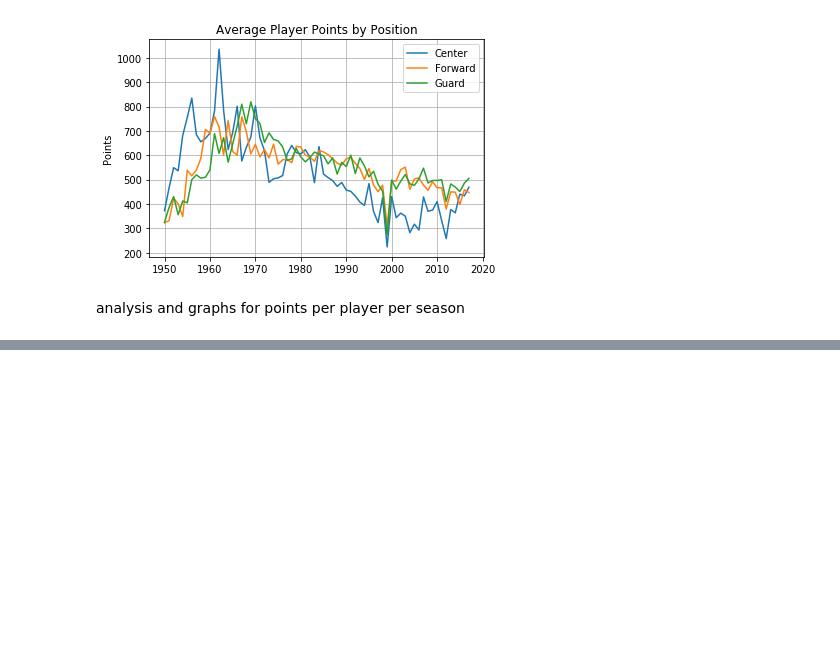
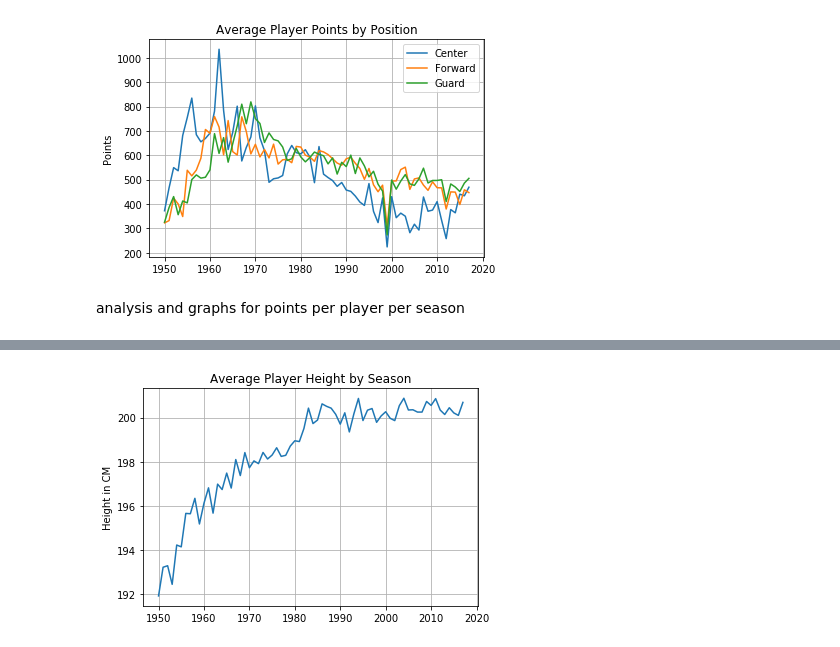
Before and after one commit to ErinMandell/Web-Design-Challenge, a Jupyter notebook: NBA_Seasons_Stats.ipynb, the cells around one changed output, grey strips where cells are left out. Cells and saved outputs as stored; diff of their text form; code cells hidden in the pictures; blank space fills up the shorter version.

Commit message:
updated visualizations

```diff
--- a/NBA_Seasons_Stats.ipynb
+++ b/NBA_Seasons_Stats.ipynb
@@ -280,0 +293,13 @@ import seaborn as sns
+# %%
+x_axis = year_v
+height, = plt.plot(x_axis, height_v, label = "Average Height")
+
+plt.ylabel("Height in CM")
+plt.title("Average Player Height by Season")
+plt.grid()
+#plt.ylim(160, 220)
+#plt.legend(handles=[height], loc="best")
+plt.savefig("Images/Avg_Player_Height")
+plt.show()
+# %% [output]
+[figure, added]
```
Also changed, not shown: parts of 4 cells of this notebook, 6 other files.
